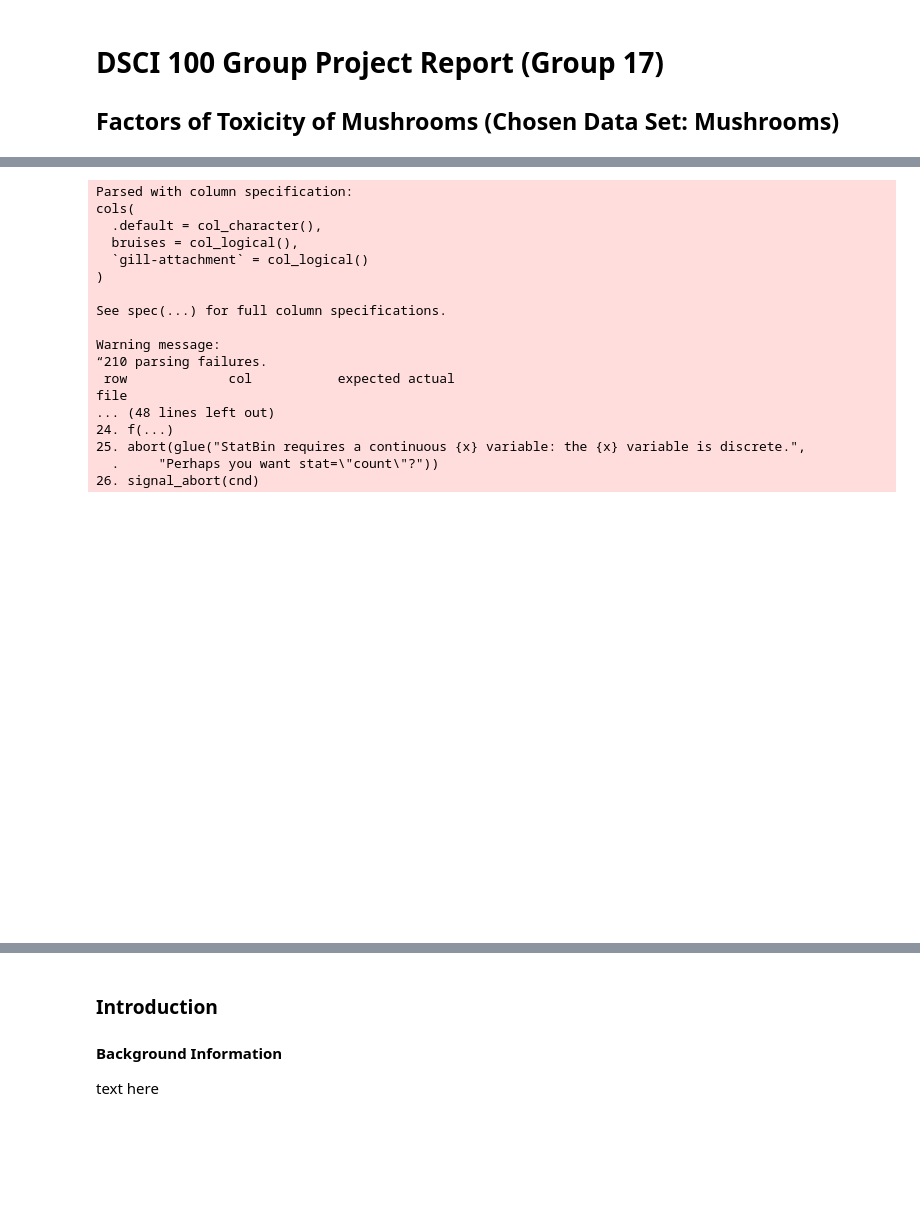
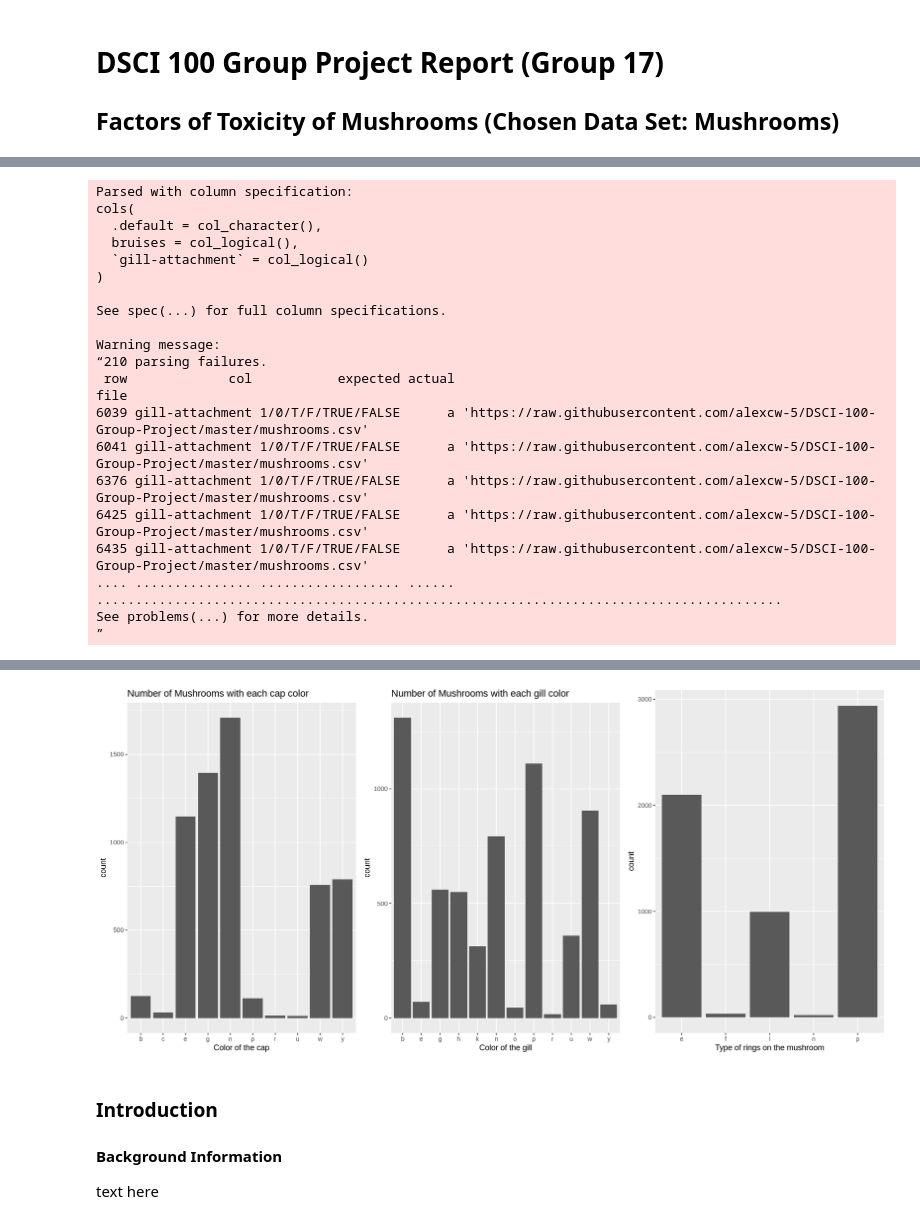
Before and after one commit to alexcw-5/DSCI-100-Group-Project, a Jupyter notebook: Report.ipynb, the cells around one changed output, grey strips where cells are left out. Saved outputs shown, nothing was run; the diff lists cells and outputs as text; code cells hidden in the pictures; blank space fills up the shorter version.

Commit message:
Added histograms for three of the predictor variables and plotted them together

```diff
--- a/Report.ipynb
+++ b/Report.ipynb
@@ -17,9 +17,9 @@ filtered <- data %>% select(cap.color, gill.color, ring.type, class)
 split <- initial_split(filtered, prop = 0.75, Strata = class)
 train <- training(split)
 test <- testing(split)
-plot <- ggplot(data, aes(x=cap.color)) +
-        geom_histogram(binwidth=1)
-plot
+# plot <- ggplot(data, aes(x=cap.color)) +
+#         geom_histogram(binwidth=1)
+# plot
 # %% [output]
 Parsed with column specification:
 cols(
@@ -33,9 +33,18 @@ See spec(...) for full column specifications.
 Warning message:
 “210 parsing failures.
  row             col           expected actual                                                                                     file
-... (48 lines left out)
-24. f(...)
-25. abort(glue("StatBin requires a continuous {x} variable: the {x} variable is discrete.",
-  .     "Perhaps you want stat=\"count\"?"))
-26. signal_abort(cnd)
+6039 gill-attachment 1/0/T/F/TRUE/FALSE      a 'https://raw.githubusercontent.com/alexcw-5/DSCI-100-Group-Project/master/mushrooms.csv'
+6041 gill-attachment 1/0/T/F/TRUE/FALSE      a 'https://raw.githubusercontent.com/alexcw-5/DSCI-100-Group-Project/master/mushrooms.csv'
+6376 gill-attachment 1/0/T/F/TRUE/FALSE      a 'https://raw.githubusercontent.com/alexcw-5/DSCI-100-Group-Project/master/mushrooms.csv'
+6425 gill-attachment 1/0/T/F/TRUE/FALSE      a 'https://raw.githubusercontent.com/alexcw-5/DSCI-100-Group-Project/master/mushrooms.csv'
+6435 gill-attachment 1/0/T/F/TRUE/FALSE      a 'https://raw.githubusercontent.com/alexcw-5/DSCI-100-Group-Project/master/mushrooms.csv'
+.... ............... .................. ...... ........................................................................................
+See problems(...) for more details.
+”
-[figure, removed]
+# %%
+cap_color <- train %>% ggplot(aes(x=cap.color)) + geom_histogram(stat="count") +  labs(x="Color of the cap") + ggtitle("Number of Mushrooms with each cap color")
+gill_color <- train %>% ggplot(aes(x=gill.color)) + geom_histogram(stat="count") +  labs(x="Color of the gill") + ggtitle("Number of Mushrooms with each gill color")
+ring_type <- train %>% ggplot(aes(x=ring.type)) + geom_histogram(stat="count") + labs(x="Type of rings on the mushroom")
+options(repr.plot.width = 15, repr.plot.height = 7)
+plot_grid(cap_color, gill_color, ring_type, ncol=3)
+# %% [output]
@@ -42,3 +57,4 @@ Warning message:
+[figure, added]
 # %% [markdown]
 ### Introduction
 
```
Also changed, not shown: parts of 2 cells of this notebook.
